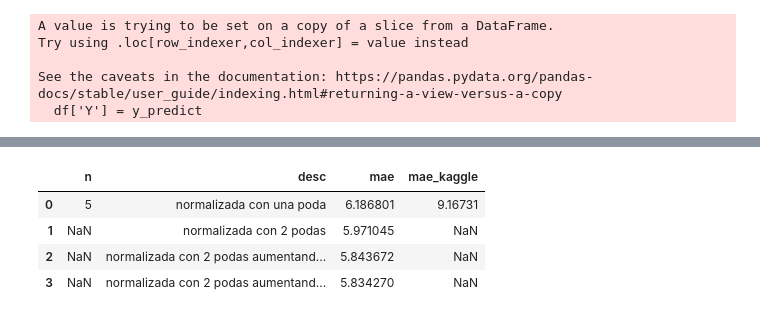
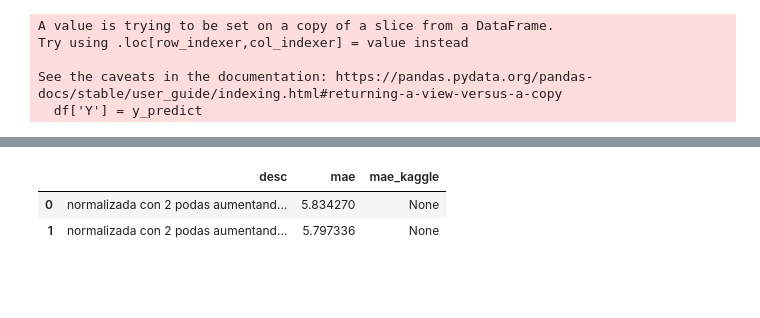
Before and after one commit to FabricioMorales01/miad-dl-miniproyecto, a Jupyter notebook: proyecto.ipynb, the cells around one changed output, grey strips where cells are left out. Drawn from its saved outputs; the diff is of its cells as text; code cells hidden in the pictures; blank space fills up the shorter version.

```diff
--- a/proyecto.ipynb
+++ b/proyecto.ipynb
@@ -192,14 +201,12 @@ INFO:tensorflow:Assets written to: ram://ce156ec7-9e37-46b8-bda6-703c9aaca2d2/as
 # %%
 hist.append({
     'desc': 'normalizada con 2 podas aumentando porcentaje de poda',
-    'mae':  5.834270477294922,
+    'mae':  5.797336101531982,
     'mae_kaggle': None # pendiente
 })
 
 pd.DataFrame(hist)
 # %% [output]
-|  | n | desc | mae | mae_kaggle |
-| 0 | 5 | normalizada con una poda | 6.186801 | 9.16731 |
-| 1 | NaN | normalizada con 2 podas | 5.971045 | NaN |
-| 2 | NaN | normalizada con 2 podas aumentand... | 5.843672 | NaN |
-| 3 | NaN | normalizada con 2 podas aumentand... | 5.834270 | NaN |
+|  | desc | mae | mae_kaggle |
+| 0 | normalizada con 2 podas aumentand... | 5.834270 | None |
+| 1 | normalizada con 2 podas aumentand... | 5.797336 | None |
```
Also changed, not shown: parts of 8 cells of this notebook.
